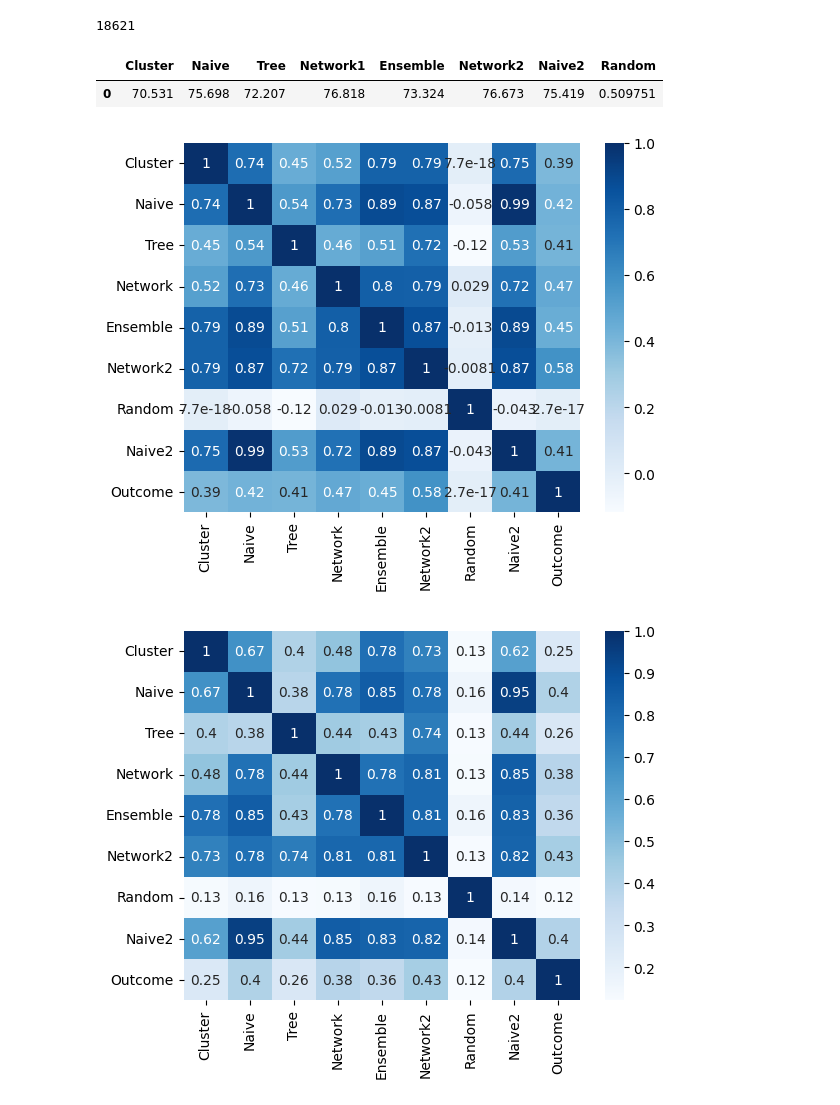
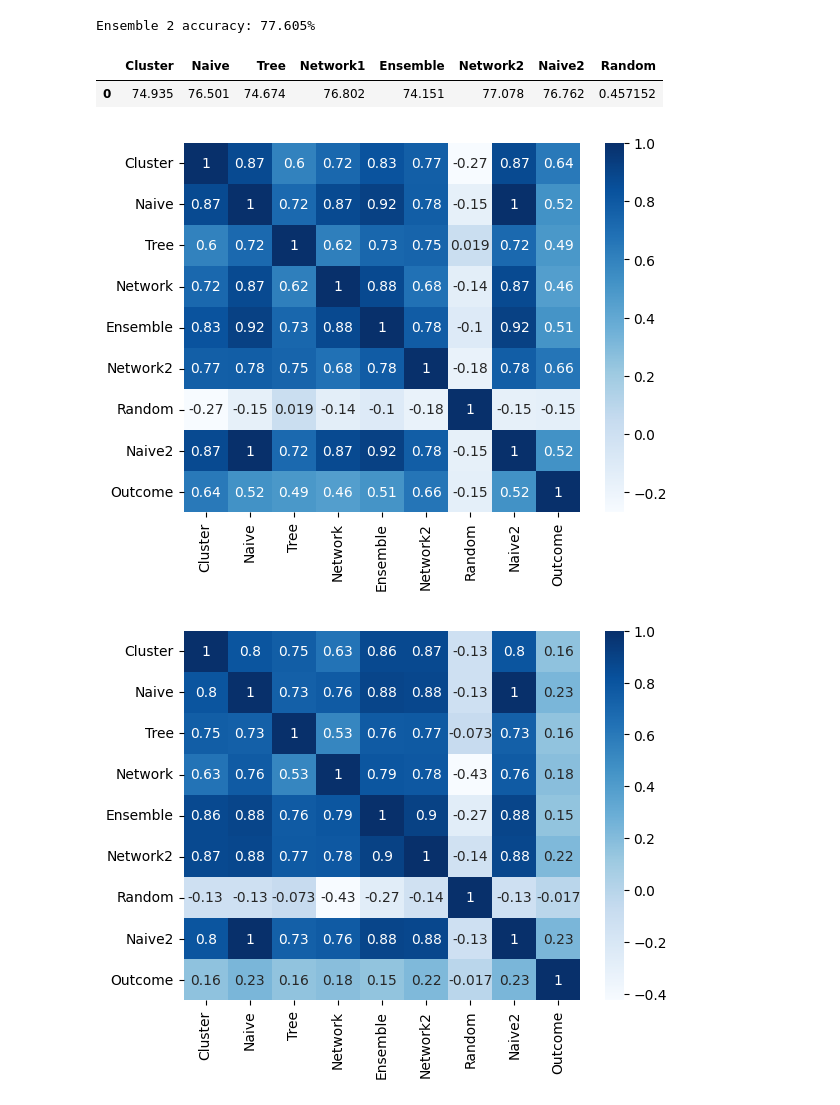
Before and after one commit to PeterVL02/Diabetes-Classifier, a Jupyter notebook: cleaned_src.ipynb, the cells around one changed output. Cells and saved outputs as stored; diff of their text form; code cells hidden in the pictures.

Commit message:
Ensemble pt 2

```diff
--- a/cleaned_src.ipynb
+++ b/cleaned_src.ipynb
@@ -130,8 +130,6 @@ class Agent:
             decision_list = []
             raw_preds = []
             for i in range(len(self.X)):
-                f.value += 1
-                plt.plot(f.value)
                 state = self.X[i]
                 if self.pcs is not None:
                     pc_vals = [pc @ state for pc in self.pcs]
@@ -361,7 +359,7 @@ for col in df.columns:
 
 target_variable = 'Outcome'
 
-drop_features = ['Insulin', 'SkinThickness']
+drop_features = []#['Insulin', 'SkinThickness']
 
 drop_columns = np.concatenate(([target_variable], drop_features))
 
@@ -373,19 +371,13 @@ std_threshold = 4
 
 df = remove_outliers(remove_nan(df))
 
-k = 5
+k = 10
 
 
 X_train, y_train, X_test, y_test, pc_array = k_split(k,df)
 
 pcs_to_use = len(pc_array.T)
 
-f = IntProgress(min=0, max=18621)
-display(f)
-%matplotlib
-plt.figure
-plt.ion()
-plt.show()
 clusters = []
 naive_preds = []
 tree_predics = []
@@ -398,8 +390,6 @@ acc_c, compar_c = [], []
 acc_n, compar_n = [], []
 acc_t, compar_t = [], []
 for i in range(len(y_test)):
-        f.value += 1
-        plt.plot(f.value, f.value)
         compar_c.append(np.column_stack((clusters[i][1], y_test[i])))
         compar_n.append(np.column_stack((naive_preds[i][1], y_test[i])))
         compar_t.append(np.column_stack((tree_predics[i][1], y_test[i])))
@@ -563,7 +553,7 @@ for i, dataframe in enumerate(decision_df_test):
     dataframe = dataframe.drop(columns=target_variable)
     decision_df_test[i] = dataframe
 # %%
-LR_2 = 0.00001
+LR_2 = 0.000008
 rtt_2 = 2
 
 nn_train_pred_list_2 = []
@@ -573,7 +563,6 @@ nn_test_pred_list_2 = []
 
 naive_preds_2 = []
 
-display(f)
 
 for i in tqdm(range(len(y_test))):
     X_train_2 = decision_df_train[i].values
@@ -611,38 +609,58 @@ Train: 82.517% Test: 70.833%
 # %%
-print(f.value)
+ensemble_df_2 = []
+ensemble_2_acc = []
+for i, dataframe in enumerate(decision_df_test):
+    ensemble_curr_acc = []
+    temp_df = dataframe.copy().drop(columns=colnames)
+    temp_df = temp_df.assign(Network2=nn_test_pred_list_2[i])
+    temp_df = temp_df.assign(Naive2=naive_preds_2[i][1])
+    temp_df['Cluster'] = temp_df['Cluster']*0.5
+    temp_df['Naive'] = temp_df['Naive'] * 0.75
+    temp_df['Tree'] = temp_df['Tree'] * 0.5
+    temp_df['Naive2'] = temp_df['Naive2'] * 0.75
+    ensemble_df_2.append(temp_df)
+    curr_means = temp_df.mean(axis=1)
+    for rowmean, out in zip(curr_means,y_test[i]):
+        curr_row_round = np.round(rowmean)
+        ensemble_curr_acc.append(1 if curr_row_round == out else 0)
+    ensemble_2_acc.append(np.mean(ensemble_curr_acc))
+print(f'Ensemble 2 accuracy: {np.round(np.mean(ensemble_2_acc)*100,3)}%')
+
+
+
 scores = np.array([[np.round(np.mean(acc_c)*100,3)],
                            [np.round(np.mean(acc_n)*100,3)],
                            [np.round(np.mean(acc_t)*100,3)],
                            [np.round(np.mean(nn_acc)*100,3)],
                            [np.round(ensemble_acc*100,3)],
                            [np.round(np.mean(nn_acc_2)*100,3)],
                            [np.round(np.mean(acc_n_2)*100,3)]])
 tot_rnd = []
 for i in range(k):
     rnd = []
     for out in y_test[i]:
         rnd.append(1 if random.randint(0,1) == out else 0)
     tot_rnd.append(np.mean(rnd))
 scores = [s for s in scores]
 scores.append(np.array([np.mean(tot_rnd)]))
 scores = np.array(scores)
 performers = pd.DataFrame(scores.T, columns=['Cluster', 'Naive', 'Tree', 'Network1', 'Ensemble',
                                                                 'Network2', 'Naive2', 'Random'])
 display(performers)
 for i in range(k):
     rnd = []
     for out in y_test[i]:
         rnd.append(1 if random.randint(0,1) == out else 0)
     temp_df = decision_df_test[i].copy().assign(Network2=nn_test_pred_list_2[i])
     temp_df = temp_df.assign(Random=rnd)
     temp_df = temp_df.assign(Naive2=naive_preds_2[i][1])
     temp_df = temp_df.drop(columns=colnames)
     temp_df = temp_df.assign(Outcome=y_test[i])
     sns.heatmap(temp_df.corr(), cmap='Blues', annot=True)
     plt.show()
 # %% [output]
-18621
+Ensemble 2 accuracy: 77.605%
 |  | Cluster | Naive | Tree | Network1 | Ensemble | Network2 | Naive2 | Random |
-| 0 | 70.531 | 75.698 | 72.207 | 76.818 | 73.324 | 76.673 | 75.419 | 0.509751 |
+| 0 | 74.935 | 76.501 | 74.674 | 76.802 | 74.151 | 77.078 | 76.762 | 0.457152 |
-[figure, old version]
+[figure, new version]
-[figure, old version]
+[figure, new version]
```
Also changed, not shown: parts of 5 cells of this notebook.
